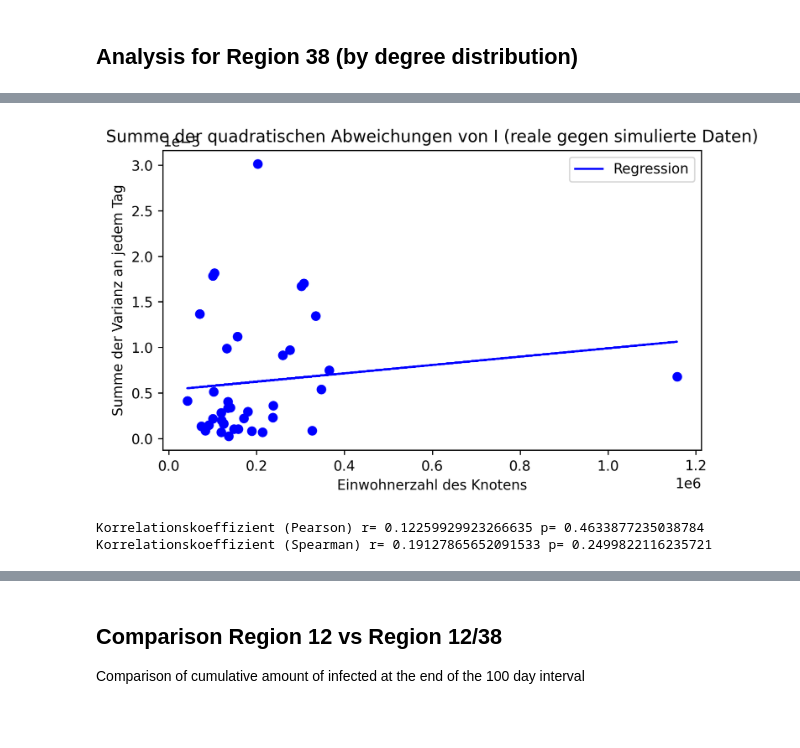
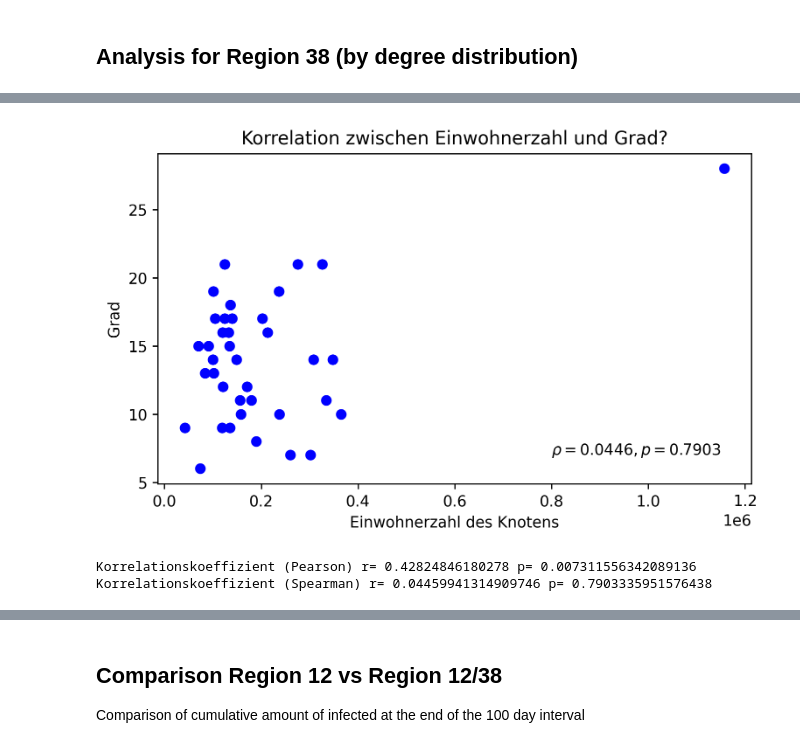
Before and after one commit to torbensun/Modeling-Of-Epidemics-With-Compartmental-And-Network-Models, a Jupyter notebook: Project.ipynb, the cells around one changed output, grey strips where cells are left out. Drawn from its saved outputs; the diff is of its cells as text; code cells hidden in the pictures; blank space fills up the shorter version.

```diff
--- a/Project.ipynb
+++ b/Project.ipynb
@@ -1001,26 +1002,29 @@ Korrelationskoeffizient (Spearman) r= 0.08966009079669315 p= 0.5924292645029439
 # %%
-## Korrelation zw. Qualität und EWZ
-pop = np.loadtxt("Internal Data/popdata38.txt")
-def fh_pop(x, a, b):
+## Korrelation zw. Grad und EWZ
+
+
+
+def fh_3(x, a, b):
 	return a*x+b
 p0 = [0, 0.1]
-fith_pop, errh_pop = opt.curve_fit(fh_pop, pop, heavi_I_var, p0)
+fith_3, errh_pop = opt.curve_fit(fh_pop, pop, cc, p0)
 
 plt.figure(figsize=(7,4),dpi=250)
-plt.title("Summe der quadratischen Abweichungen von I (reale gegen simulierte Daten)")
+plt.title("Korrelation zwischen Einwohnerzahl und Grad?")
 plt.xlabel('Einwohnerzahl des Knotens')
-plt.ylabel(r"Summe der Varianz an jedem Tag")
-plt.scatter(pop, heavi_I_var,marker='o',color='blue')
-plt.plot(pop, [fh_pop(d, *fith_pop) for d in pop], label="Regression",color='blue')
-plt.legend(loc='upper right')
-plt.savefig("Media/Boundaries/Boundaries_38_population_h.pdf")
+plt.ylabel(r"Grad")
+plt.scatter(pop, degree_dist,marker='o',color='blue')
+plt.text(8e5,7, r"$\rho=0.0446, p=0.7903$")
+#plt.plot(pop, [fh_3(d, *fith_3) for d in pop], label="Regression",color='blue')
+#plt.legend(loc='upper right')
+plt.savefig("Media/Boundaries/Boundaries_38_3rd_correlation_check.pdf")
 # %% [output]
-[figure, old version]
+[figure, new version]
 # %%
-r_h_p_pop=stats.pearsonr(pop, heavi_I_var,)
-r_h_s_pop=stats.spearmanr(pop,heavi_I_var)
-print("Korrelationskoeffizient (Pearson) r=",r_h_p_pop[0], "p=", r_h_p_pop[1])
-print("Korrelationskoeffizient (Spearman) r=",r_h_s_pop[0], "p=", r_h_s_pop[1])
+r_h_p_3=stats.pearsonr(pop, degree_dist)
+r_h_s_3=stats.spearmanr(pop,degree_dist)
+print("Korrelationskoeffizient (Pearson) r=",r_h_p_3[0], "p=", r_h_p_3[1])
+print("Korrelationskoeffizient (Spearman) r=",r_h_s_3[0], "p=", r_h_s_3[1])
 # %% [output]
-Korrelationskoeffizient (Pearson) r= 0.12259929923266635 p= 0.4633877235038784
-Korrelationskoeffizient (Spearman) r= 0.19127865652091533 p= 0.2499822116235721
+Korrelationskoeffizient (Pearson) r= 0.42824846180278 p= 0.007311556342089136
+Korrelationskoeffizient (Spearman) r= 0.04459941314909746 p= 0.7903335951576438
```
Also changed, not shown: parts of 6 cells of this notebook, 4 other files.
